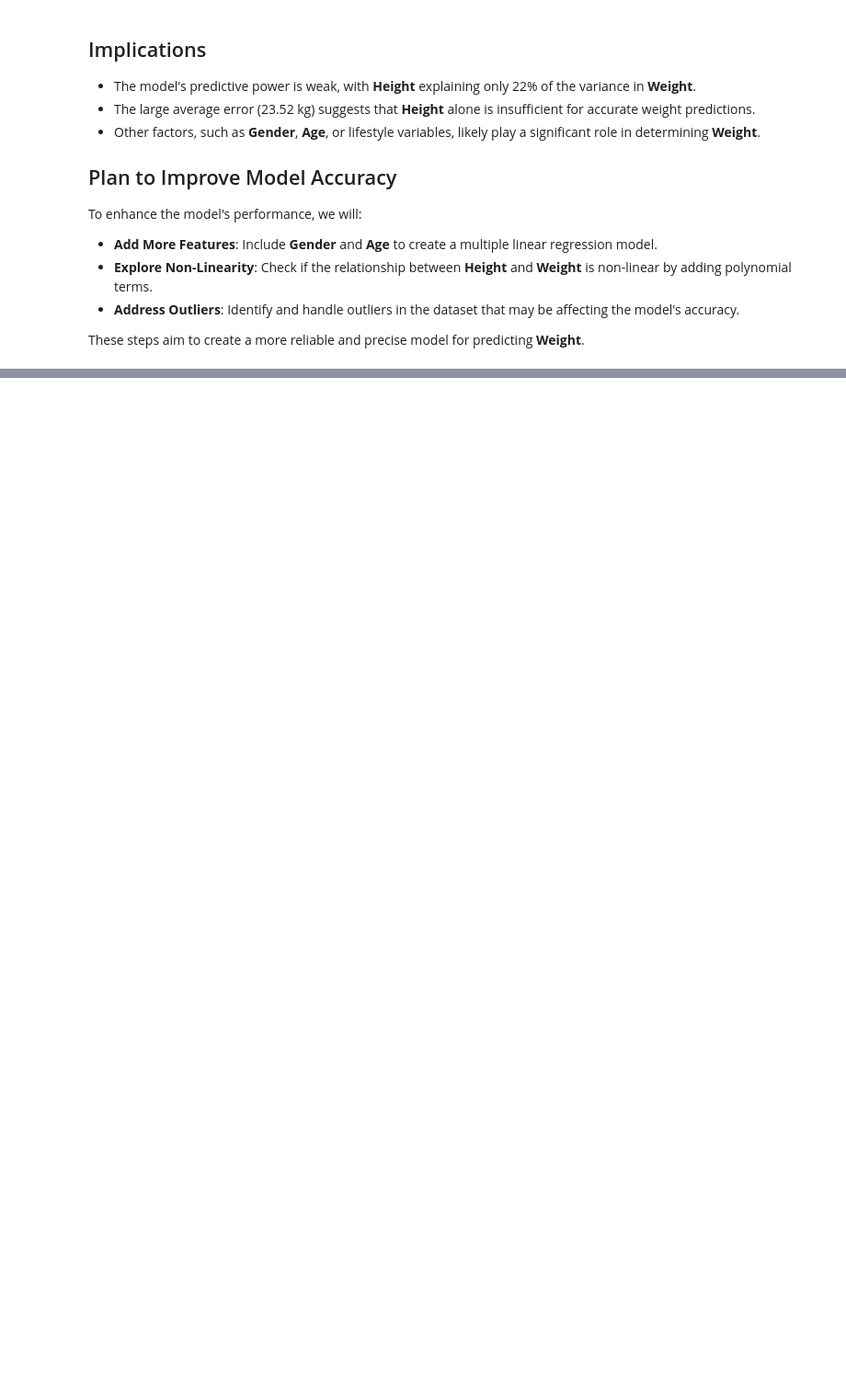
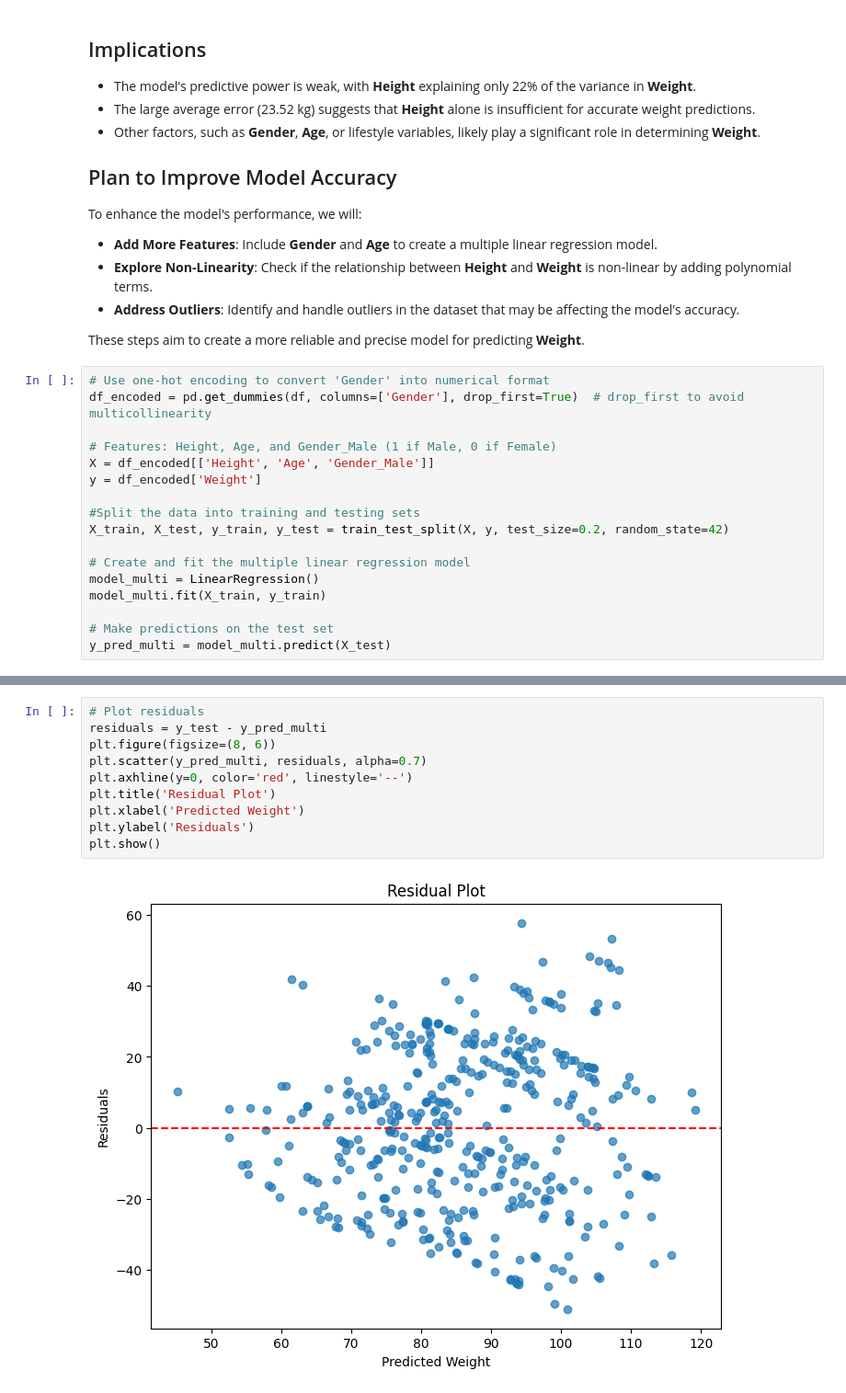
Before and after one commit to GoudyMT/Obesity_Regression_Analysis, a Jupyter notebook: Obesity_Regression_Analysis.ipynb, the cells around one changed output, grey strips where cells are left out. Shown at 92% size. Saved outputs shown, nothing was run; the diff lists cells and outputs as text; blank space fills up the shorter version.

Commit message:
Included Gender and Age to improve model accuracy

```diff
--- a/Obesity_Regression_Analysis.ipynb
+++ b/Obesity_Regression_Analysis.ipynb
@@ -187,3 +177,20 @@ To enhance the model's performance, we will:
 - **Address Outliers**: Identify and handle outliers in the dataset that may be affecting the model's accuracy.
 
 These steps aim to create a more reliable and precise model for predicting **Weight**.
+# %%
+# Use one-hot encoding to convert 'Gender' into numerical format
+df_encoded = pd.get_dummies(df, columns=['Gender'], drop_first=True)  # drop_first to avoid multicollinearity
+
+# Features: Height, Age, and Gender_Male (1 if Male, 0 if Female)
+X = df_encoded[['Height', 'Age', 'Gender_Male']]
+y = df_encoded['Weight']
+
+#Split the data into training and testing sets
+X_train, X_test, y_train, y_test = train_test_split(X, y, test_size=0.2, random_state=42)
+
+# Create and fit the multiple linear regression model
+model_multi = LinearRegression()
+model_multi.fit(X_train, y_train)
+
+# Make predictions on the test set
+y_pred_multi = model_multi.predict(X_test)
@@ -189,0 +206,12 @@ These steps aim to create a more reliable and precise model for predicting **Wei
+# %%
+# Plot residuals
+residuals = y_test - y_pred_multi
+plt.figure(figsize=(8, 6))
+plt.scatter(y_pred_multi, residuals, alpha=0.7)
+plt.axhline(y=0, color='red', linestyle='--')
+plt.title('Residual Plot')
+plt.xlabel('Predicted Weight')
+plt.ylabel('Residuals')
+plt.show()
+# %% [output]
+[figure, added]
```
Also changed, not shown: parts of 5 cells of this notebook.
